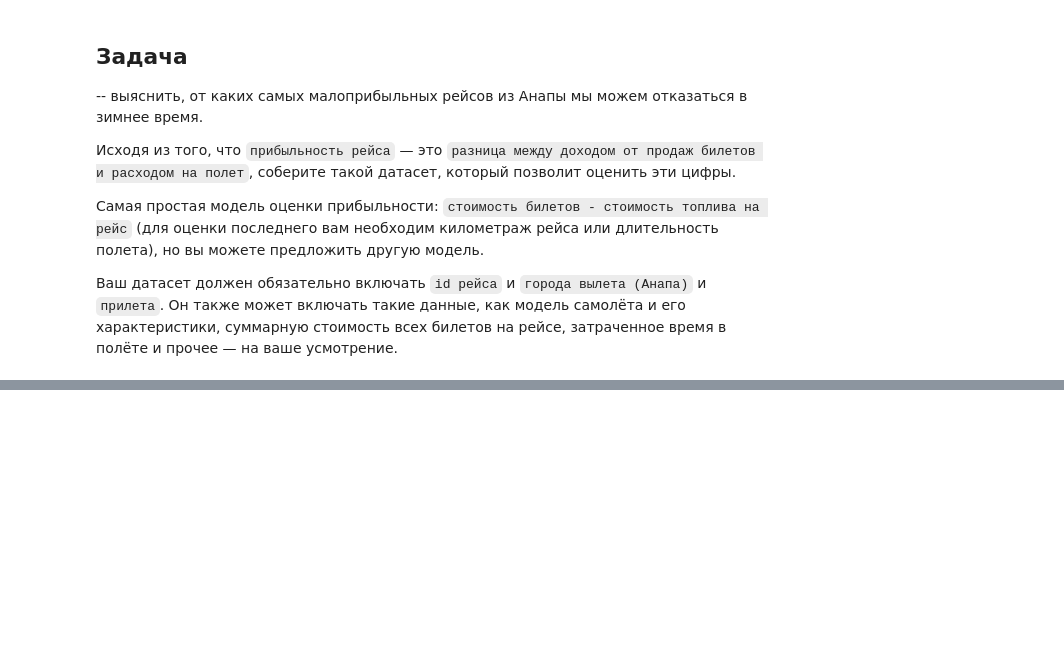
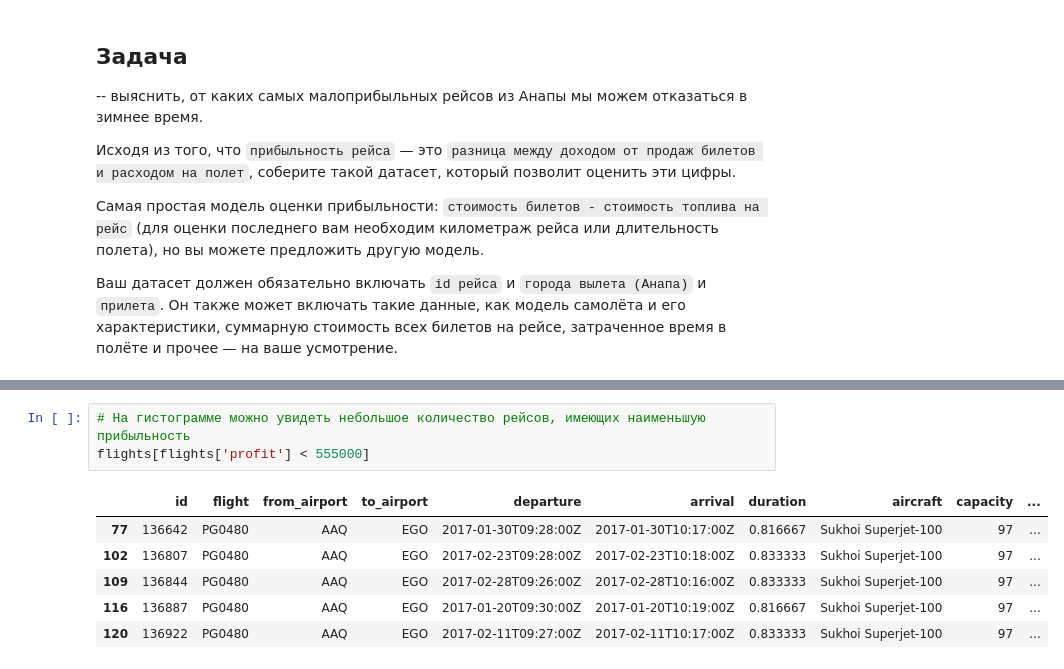
Before and after one commit to ElenaSrbq/SkillFactory-projects, a Jupyter notebook: module_4/Project_4.ipynb, the cells around one changed output, grey strips where cells are left out. Cells and saved outputs as stored; diff of their text form; blank space fills up the shorter version.

```diff
--- a/module_4/Project_4.ipynb
+++ b/module_4/Project_4.ipynb
@@ -11,0 +116,10 @@ import pandas
+# %%
+# На гистограмме можно увидеть небольшое количество рейсов, имеющих наименьшую прибыльность
+flights[flights['profit'] < 555000]
+# %% [output]
+|  | id | flight | from_airport | to_airport | departure | arrival | duration | aircraft | capacity | ... |
+| 77 | 136642 | PG0480 | AAQ | EGO | 2017-01-30T09:28:00Z | 2017-01-30T10:17:00Z | 0.816667 | Sukhoi Superjet-100 | 97 | ... |
+| 102 | 136807 | PG0480 | AAQ | EGO | 2017-02-23T09:28:00Z | 2017-02-23T10:18:00Z | 0.833333 | Sukhoi Superjet-100 | 97 | ... |
+| 109 | 136844 | PG0480 | AAQ | EGO | 2017-02-28T09:26:00Z | 2017-02-28T10:16:00Z | 0.833333 | Sukhoi Superjet-100 | 97 | ... |
+| 116 | 136887 | PG0480 | AAQ | EGO | 2017-01-20T09:30:00Z | 2017-01-20T10:19:00Z | 0.816667 | Sukhoi Superjet-100 | 97 | ... |
+| 120 | 136922 | PG0480 | AAQ | EGO | 2017-02-11T09:27:00Z | 2017-02-11T10:17:00Z | 0.833333 | Sukhoi Superjet-100 | 97 | ... |
```
Also changed, not shown: parts of 17 cells of this notebook, 2 other files.
